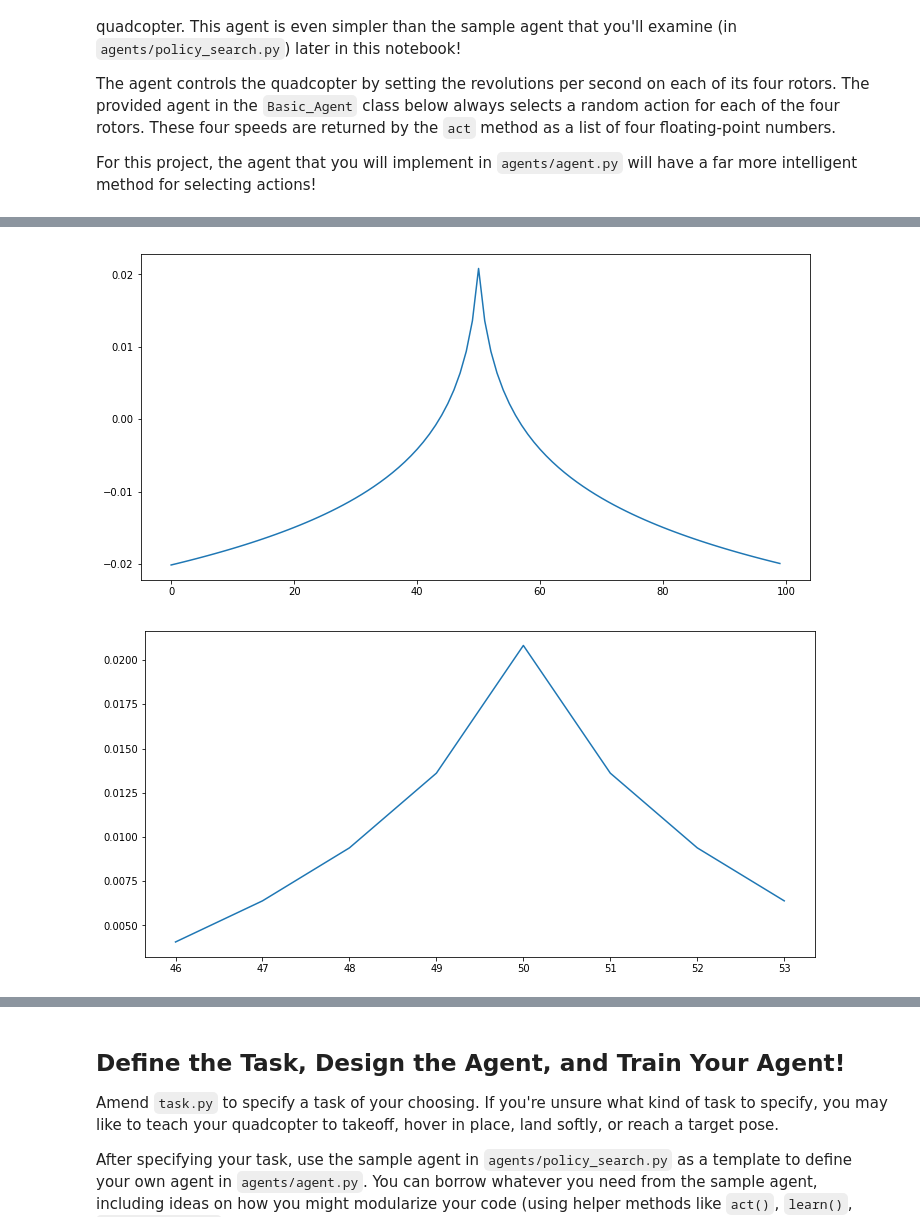
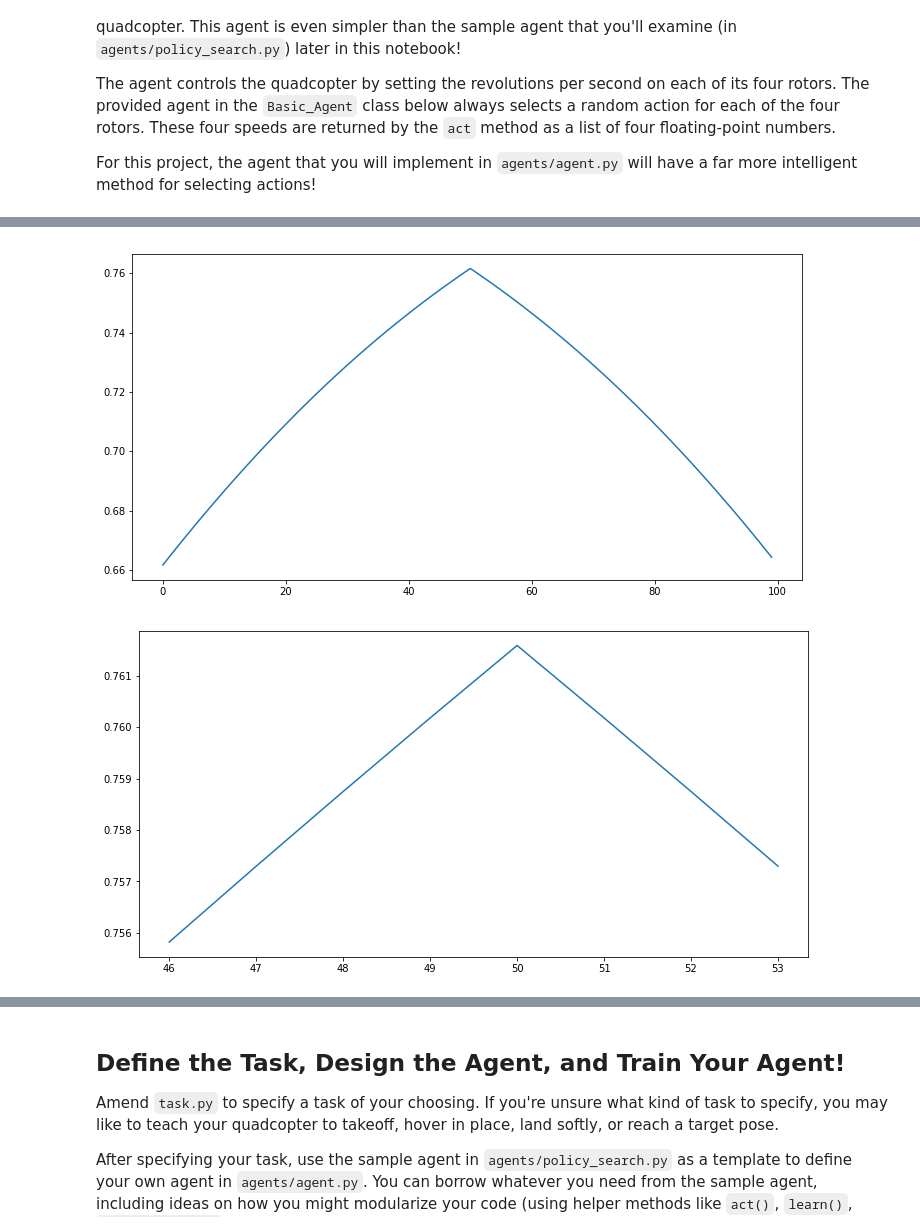
Before and after one commit to IvanBrasilico/RL-Quadcopter-2, a Jupyter notebook: Quadcopter_Project-Simplified_Z.ipynb, the cells around one changed output, grey strips where cells are left out. Drawn from its saved outputs; the diff is of its cells as text; code cells hidden in the pictures.

```diff
--- a/Quadcopter_Project-Simplified_Z.ipynb
+++ b/Quadcopter_Project-Simplified_Z.ipynb
@@ -79,12 +76,14 @@ def plot_rewards(reward_function, start=0, end=100, zoom = 4):
     plt.figure(figsize=(12, 6))
     plt.plot(x[startzoom:endzoom], y[startzoom:endzoom])
 # %%
-def reward_function(task, batch_size=32):
+def reward_function_tanh(task):
     if task.sim.done and task.sim.runtime > task.sim.time:
-        return -1.
-    reward = 2. - np.log(abs(task.sim.pose[2] - task.target_pos[2]) + 1.).sum()
-    return reward / (batch_size * task.action_repeat)
-plot_rewards(reward_function)
+        reward = -64.
+    else:
+        reward =64. * np.tanh(1 - 0.01 * (abs(task.sim.pose[:3] - task.target_pos))).sum()
+    return reward / (task.action_repeat * 64)
+
+plot_rewards(reward_function_tanh)
 # %% [output]
-[figure, old version]
+[figure, new version]
-[figure, old version]
+[figure, new version]
```
Also changed, not shown: parts of 13 cells of this notebook, 6 other files.
